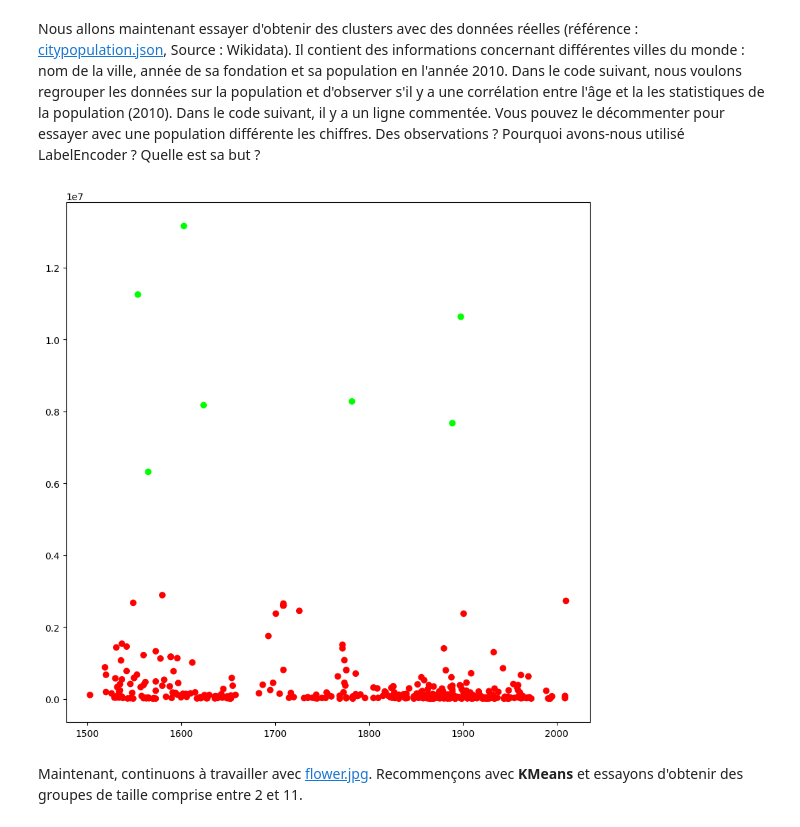
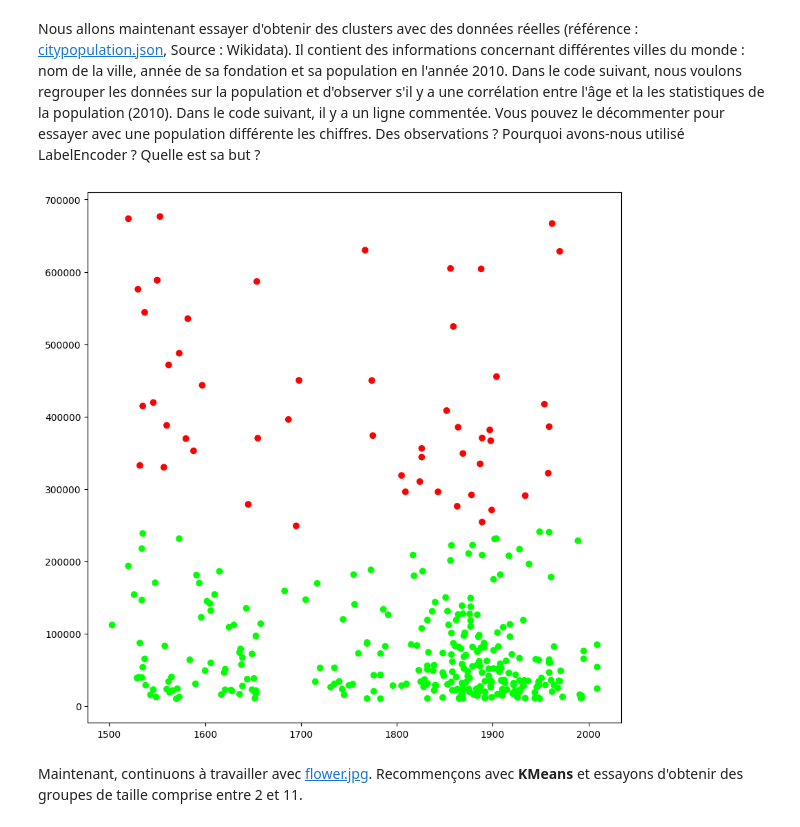
Before and after one commit to HotTeaDrink/DataMining, a Jupyter notebook: fr/TP2/tp2.ipynb, the cells around one changed output. Cells and saved outputs as stored; diff of their text form; code cells hidden in the pictures.

```diff
--- a/fr/TP2/tp2.ipynb
+++ b/fr/TP2/tp2.ipynb
@@ -504,30 +528,30 @@ Nous allons maintenant essayer d'obtenir des clusters avec des données réelles
 # %%
 from pandas import json_normalize
 from sklearn.preprocessing import LabelEncoder
 import pandas as pd
 import json
 
 data = json.load(open("../../data/citypopulation.json"))
 dataframe = json_normalize(data)
 le = LabelEncoder()
 dataframe["cityLabel"] = le.fit_transform(dataframe["cityLabel"])
 dataframe = dataframe.astype(
     dtype={"year": "<i4", "cityLabel": "<U200", "population": "i"}
 )
 dataframe = dataframe.loc[dataframe["year"] > 1500]
-# dataframe = dataframe.loc[dataframe['population'] < 700000]
+dataframe = dataframe.loc[dataframe['population'] < 700000]
 yearPopulation = dataframe[["year", "population"]]
 clusters = KMeans(n_clusters=2, n_init=1000)
 clusters.fit(yearPopulation.values)
 colors = np.array(["#ff0000", "#00ff00", "#0000ff", "#ffff00"])
 
 plot.rcParams["figure.figsize"] = [10, 10]
 plot.scatter(
     yearPopulation["year"], yearPopulation["population"], c=colors[clusters.labels_]
 )
 plot.show()
 # %% [output]
-[figure, old version]
+[figure, new version]
 # %% [markdown]
 Maintenant, continuons à travailler avec [flower.jpg](../../images/flower.jpg). Recommençons avec **KMeans** et essayons d'obtenir des groupes de taille comprise entre 2 et 11.
 # %%
```
Also changed, not shown: parts of 1 cell of this notebook, 1 other file.
